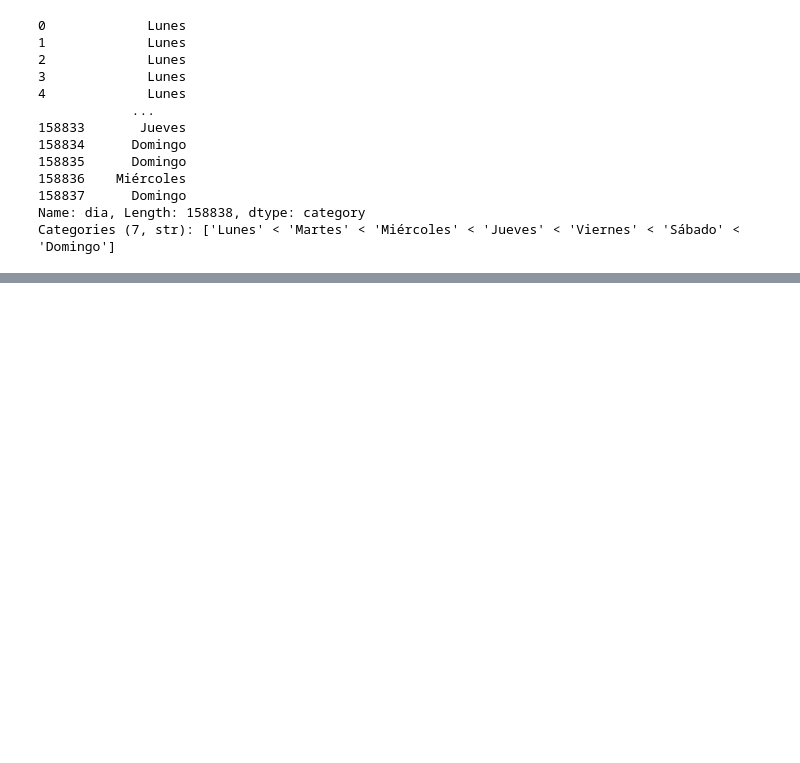
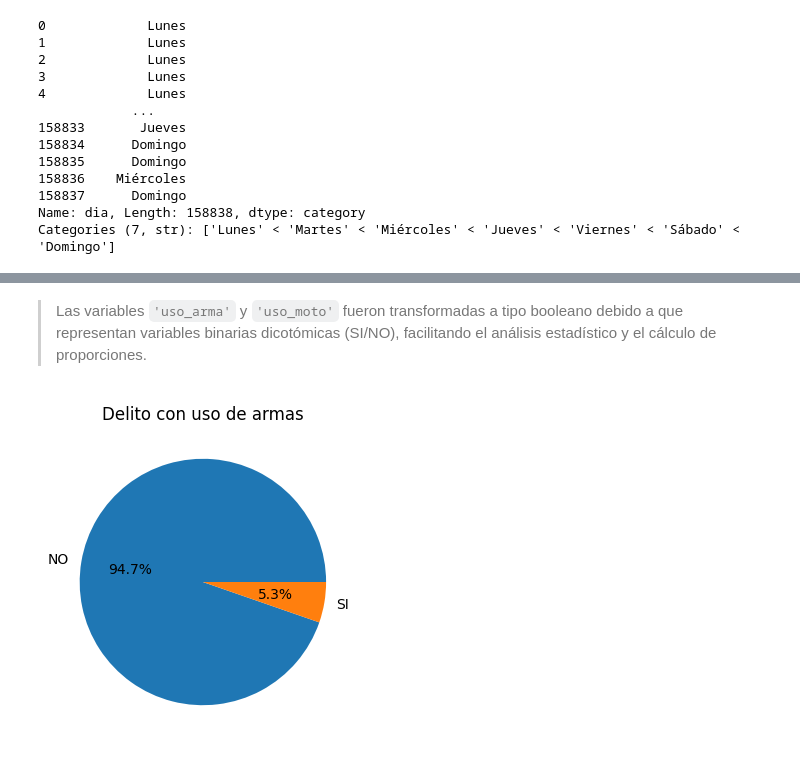
Before and after one commit to matiasobregon/diplo-ia_up_tp1, a Jupyter notebook: tp1_desarrollo.ipynb, the cells around one changed output, grey strips where cells are left out. Drawn from its saved outputs; the diff is of its cells as text; code cells hidden in the pictures; blank space fills up the shorter version.

```diff
--- a/tp1_desarrollo.ipynb
+++ b/tp1_desarrollo.ipynb
@@ -341,0 +378,22 @@ memory usage: 16.1 MB
+# %%
+# 'uso_arma' y 'uso_moto' son "SI/NO" -> las puedo convertir a boolean
+df['uso_arma'] = df['uso_arma'].eq('SI')
+df['uso_moto'] = df['uso_moto'].eq('SI')
+# %% [markdown]
+> Las variables `'uso_arma'` y `'uso_moto'` fueron transformadas a tipo booleano debido a que representan variables binarias dicotómicas (SI/NO), facilitando el análisis estadístico y el cálculo de proporciones.
+# %%
+uso_arma = (
+    df['uso_arma']
+    .value_counts()
+)
+plt.figure(figsize=(4,4))
+plt.pie(
+    uso_arma.values,
+    labels=['NO', 'SI'],
+    autopct='%1.1f%%',
+)
+
+plt.title('Delito con uso de armas')
+plt.show()
+# %% [output]
+[figure, added]
```
Also changed, not shown: parts of 72 cells of this notebook.
